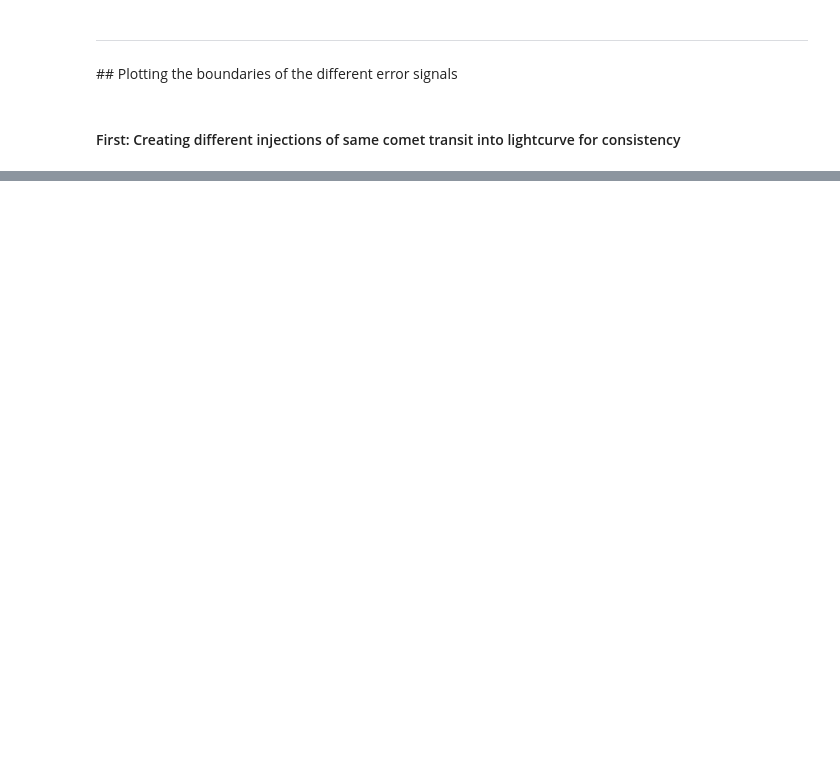
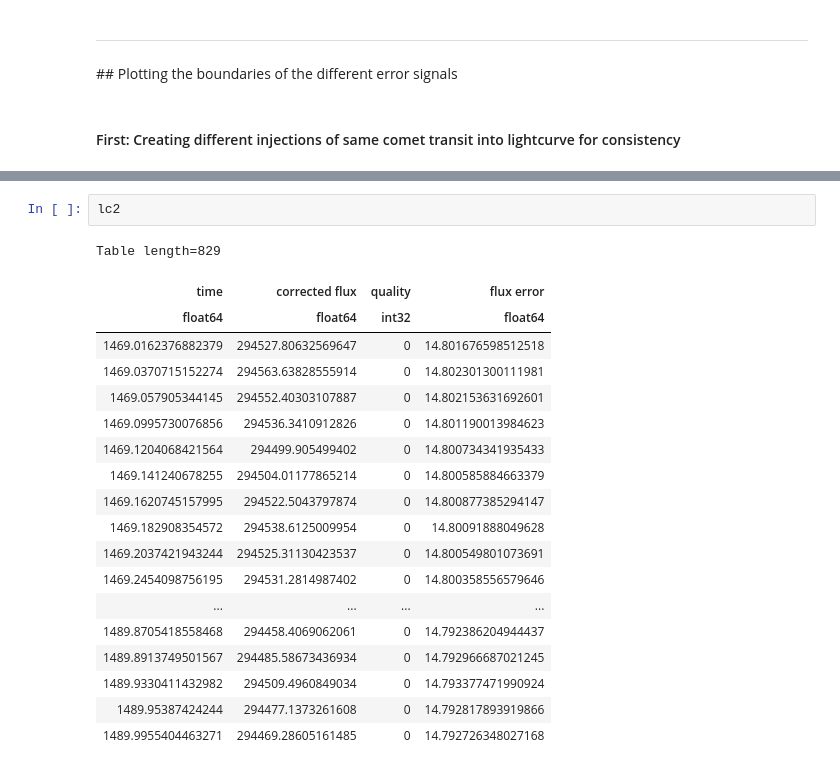
Before and after one commit to azibn/automated_exocomet_hunt, a Jupyter notebook: notebooks/eda/datagap_and_modelfitting.ipynb, the cells around one changed output, grey strips where cells are left out. Cells and saved outputs as stored; diff of their text form; blank space fills up the shorter version.

```diff
--- a/notebooks/eda/datagap_and_modelfitting.ipynb
+++ b/notebooks/eda/datagap_and_modelfitting.ipynb
@@ -193,0 +247,22 @@ asym, amplitude, width, skewness, skewness_error, depth, info, fits = calc_shape
+# %%
+lc2
+# %% [output]
+Table length=829
+| time | corrected flux | quality | flux error |
+| float64 | float64 | int32 | float64 |
+| 1469.0162376882379 | 294527.80632569647 | 0 | 14.801676598512518 |
+| 1469.0370715152274 | 294563.63828555914 | 0 | 14.802301300111981 |
+| 1469.057905344145 | 294552.40303107887 | 0 | 14.802153631692601 |
+| 1469.0995730076856 | 294536.3410912826 | 0 | 14.801190013984623 |
+| 1469.1204068421564 | 294499.905499402 | 0 | 14.800734341935433 |
+| 1469.141240678255 | 294504.01177865214 | 0 | 14.800585884663379 |
+| 1469.1620745157995 | 294522.5043797874 | 0 | 14.800877385294147 |
+| 1469.182908354572 | 294538.6125009954 | 0 | 14.80091888049628 |
+| 1469.2037421943244 | 294525.31130423537 | 0 | 14.800549801073691 |
+| 1469.2454098756195 | 294531.2814987402 | 0 | 14.800358556579646 |
+| ... | ... | ... | ... |
+| 1489.8705418558468 | 294458.4069062061 | 0 | 14.792386204944437 |
+| 1489.8913749501567 | 294485.58673436934 | 0 | 14.792966687021245 |
+| 1489.9330411432982 | 294509.4960849034 | 0 | 14.793377471990924 |
+| 1489.95387424244 | 294477.1373261608 | 0 | 14.792817893919866 |
+| 1489.9955404463271 | 294469.28605161485 | 0 | 14.792726348027168 |
```
Also changed, not shown: parts of 17 cells of this notebook, 5 other files.
